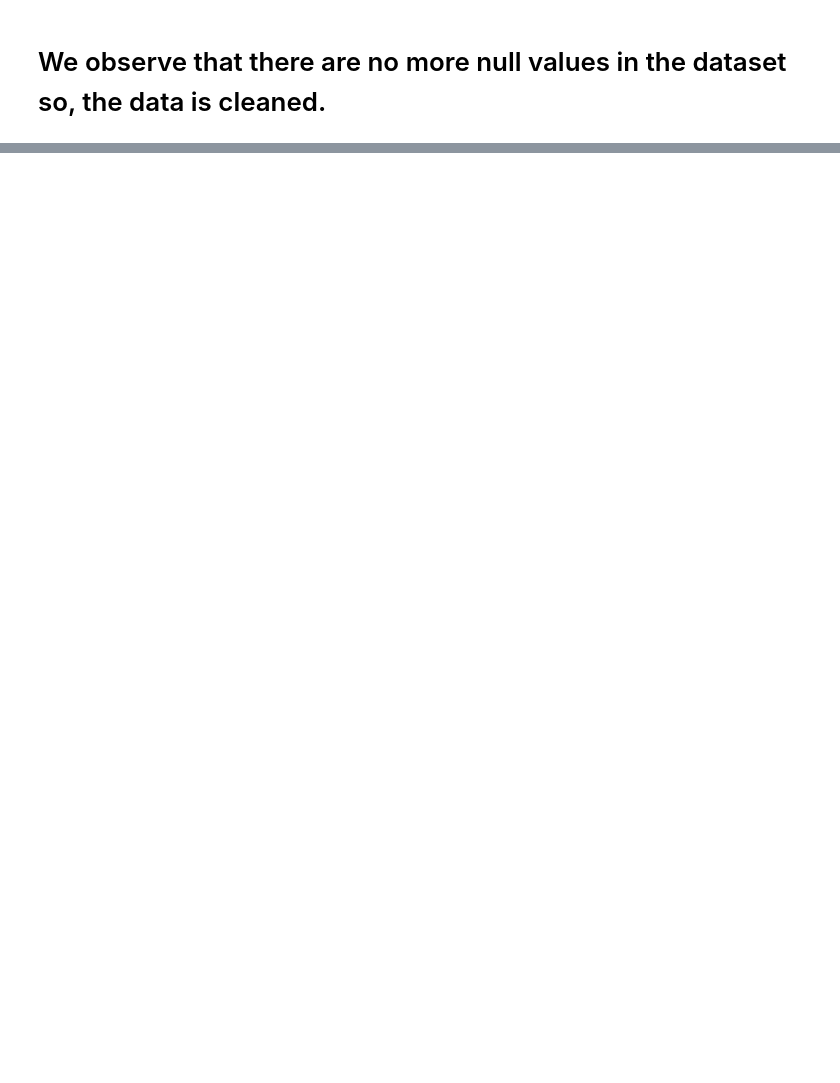
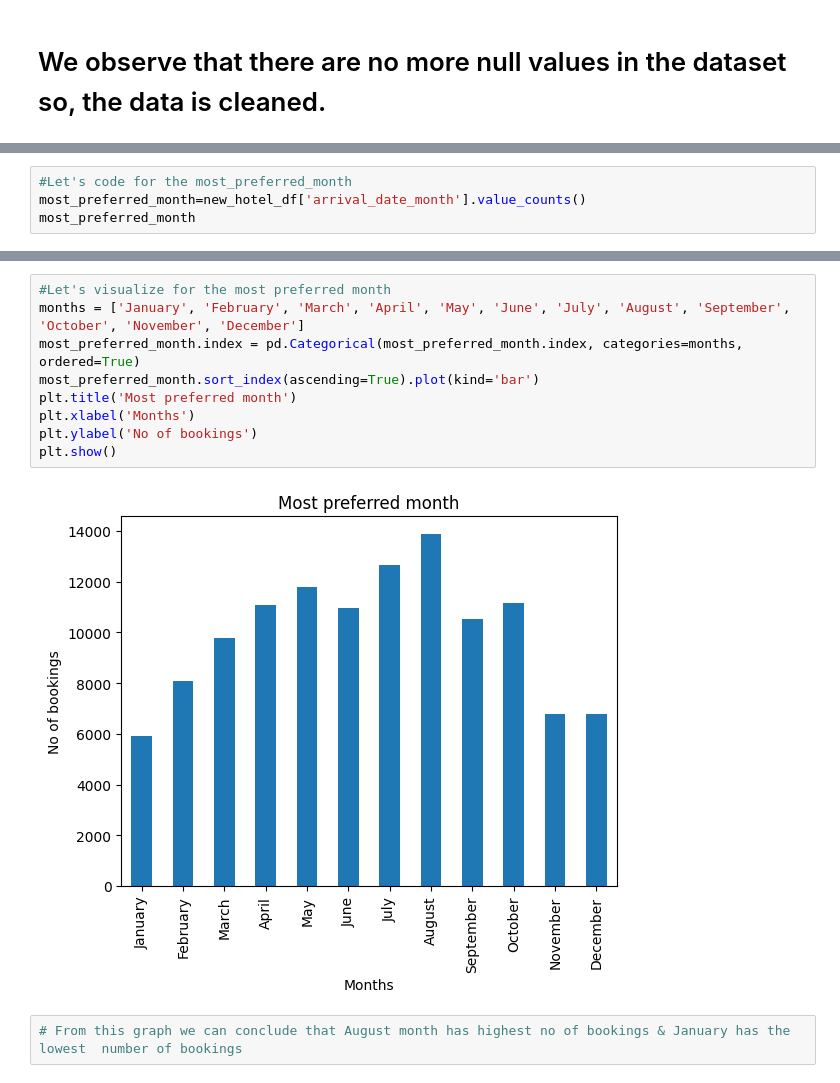
Before and after one commit to ShwetaBawankule/CAPSTONE-EDA-Hotel-Booking-Analysis, a Jupyter notebook: EDA_Hotel_booking_analysis.ipynb, the cells around one changed output, grey strips where cells are left out. Drawn from its saved outputs; the diff is of its cells as text; blank space fills up the shorter version.

```diff
--- a/EDA_Hotel_booking_analysis.ipynb
+++ b/EDA_Hotel_booking_analysis.ipynb
@@ -213,0 +301,4 @@ dtype: int64
+# %%
+#Let's code for the most_preferred_month
+most_preferred_month=new_hotel_df['arrival_date_month'].value_counts()
+most_preferred_month
@@ -213,0 +319,13 @@ dtype: int64
+# %%
+#Let's visualize for the most preferred month
+months = ['January', 'February', 'March', 'April', 'May', 'June', 'July', 'August', 'September', 'October', 'November', 'December']
+most_preferred_month.index = pd.Categorical(most_preferred_month.index, categories=months, ordered=True)
+most_preferred_month.sort_index(ascending=True).plot(kind='bar')
+plt.title('Most preferred month')
+plt.xlabel('Months')
+plt.ylabel('No of bookings')
+plt.show()
+# %% [output]
+[figure, added]
+# %%
+# From this graph we can conclude that August month has highest no of bookings & January has the lowest  number of bookings
```
Also changed, not shown: parts of 21 cells of this notebook.
